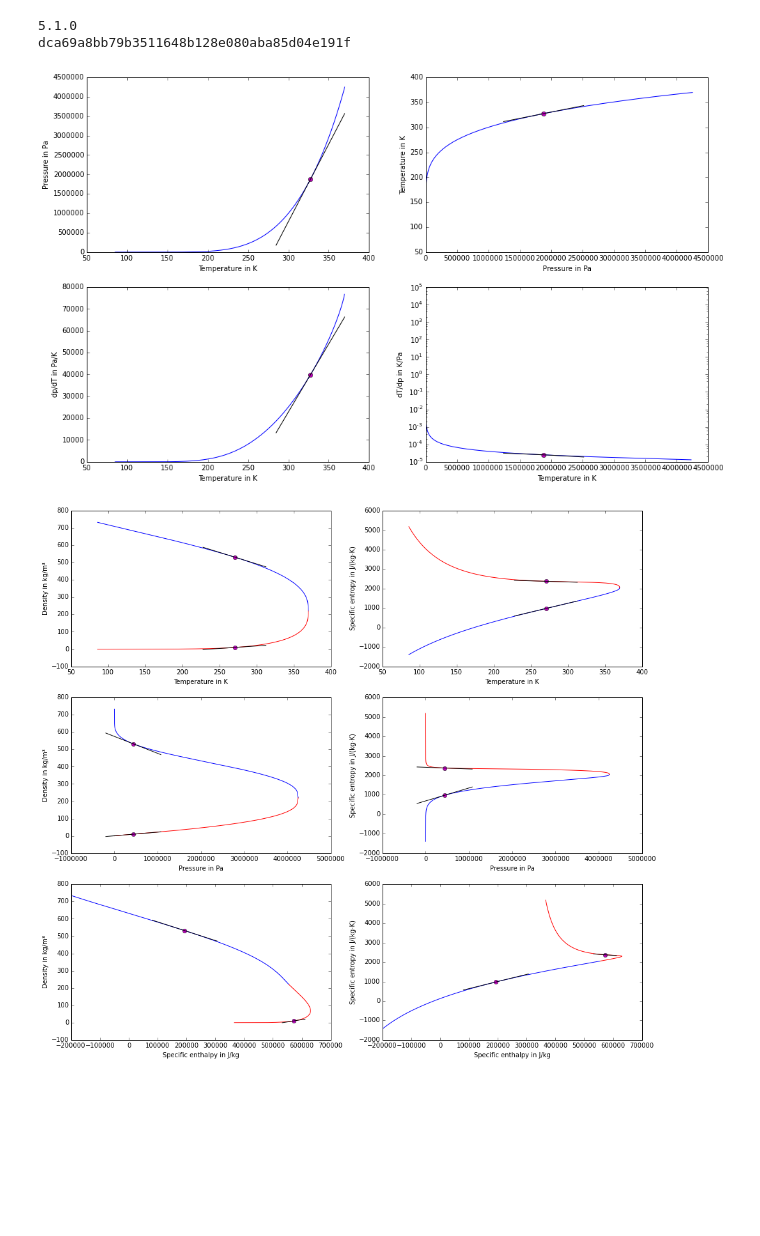
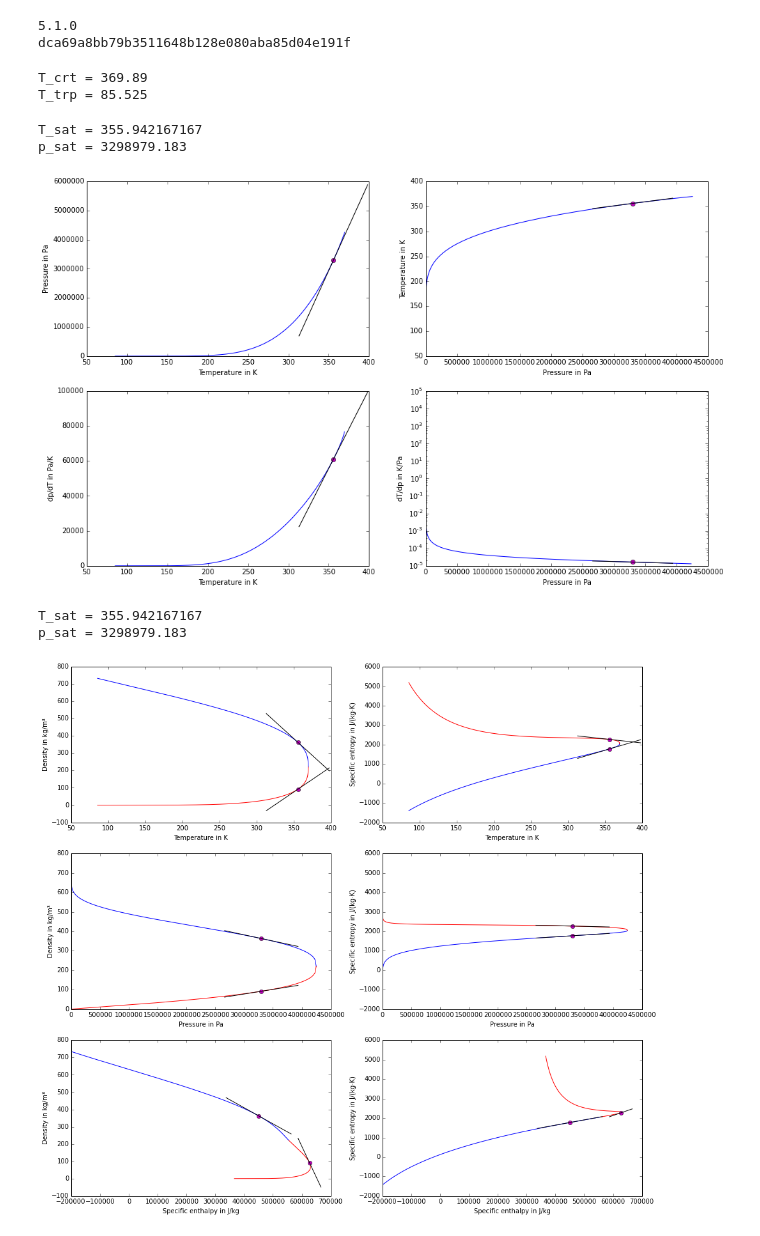
Before and after one commit to CoolProp/CoolProp, a Jupyter notebook: doc/notebooks/Saturation.ipynb, the cells around one changed output. Drawn from its saved outputs; the diff is of its cells as text; code cells hidden in the pictures; blank space fills up the shorter version.

Commit message:
update on saturation derivatives

```diff
--- a/doc/notebooks/Saturation.ipynb
+++ b/doc/notebooks/Saturation.ipynb
@@ -57,6 +57,8 @@ p_trp = PropsSI('PTRIPLE',FluidName)
 d_crt = PropsSI('RHOCRIT',FluidName)
 d_trp_liq = PropsSI('D','T',T_trp,'Q',0,FluidName)
 d_trp_vap  = PropsSI('D','T',T_trp,'Q',1,FluidName)
+print("T_crt = " + str(T_crt))
+print("T_trp = " + str(T_trp))
 
 # Properties at saturation, liq and vap
 T_sat = np.linspace(T_trp, T_crt, num=nPoints)
@@ -74,7 +76,9 @@ u_sat_vap = CP.CoolProp.PropsSI('U','T',T_sat,'Q',1,FluidName)
 
 # Clausius-Clapeyron
 dp_dT_q = (s_sat_vap-s_sat_liq) / (v_sat_vap-v_sat_liq)
-dT_dp_q = 1/dp_dT_q
+dT_dp_q = (v_sat_vap-v_sat_liq) / (s_sat_vap-s_sat_liq) # = 1/dp_dT_q
+dp_dT_qn = numSlopeAr(T_sat,p_sat)
+dT_dp_qn = numSlopeAr(p_sat,T_sat)
 
 # derivs wrt pT, single-phase AT the sat liq line
 dd_dp_Tl = CP.CoolProp.PropsSI('d(Dmass)/d(P)|T','D',d_sat_liq,'T',T_sat,FluidName)
@@ -152,6 +156,8 @@ ds_dh_qv = ds_dT_qv/dh_dT_qv
 # d2p_dT2_q = ((ds_dT_qv-ds_dT_ql)*(v_sat_vap-v_sat_liq) - (s_sat_vap-s_sat_liq)*(dv_dT_qv-dv_dT_ql)) / (v_sat_vap-v_sat_liq)**2
 d2p_dT2_q = (ds_dT_qv-ds_dT_ql)/(v_sat_vap-v_sat_liq) - dp_dT_q*(dv_dT_qv-dv_dT_ql)/(v_sat_vap-v_sat_liq)
 d2T_dp2_q = (dv_dp_qv-dv_dp_ql)/(s_sat_vap-s_sat_liq) - dT_dp_q*(ds_dp_qv-ds_dp_ql)/(s_sat_vap-s_sat_liq)
+d2p_dT2_qn = numSlopeAr(T_sat,dp_dT_q)
+d2T_dp2_qn = numSlopeAr(p_sat,dT_dp_q)
 
 # second derivs
 HEOS = CP.AbstractState("HEOS", FluidName)
@@ -160,6 +166,9 @@ HEOS = CP.AbstractState("HEOS", FluidName)
 d2d_dT2_pl = np.empty(len(T_sat))
 d2d_dp2_Tl = np.empty(len(T_sat))
 d2d_dpTl = np.empty(len(T_sat))
+d2s_dT2_pl = np.empty(len(T_sat))
+d2s_dp2_Tl = np.empty(len(T_sat))
+d2s_dpTl = np.empty(len(T_sat))
 # wrt dT
 d2s_dT2_dl = np.empty(len(T_sat))
 d2s_dd2_Tl = np.empty(len(T_sat))
@@ -169,6 +178,9 @@ d2s_ddTl = np.empty(len(T_sat))
 d2d_dT2_pv = np.empty(len(T_sat))
 d2d_dp2_Tv = np.empty(len(T_sat))
 d2d_dpTv = np.empty(len(T_sat))
+d2s_dT2_pv = np.empty(len(T_sat))
+d2s_dp2_Tv = np.empty(len(T_sat))
+d2s_dpTv = np.empty(len(T_sat))
 # wrt dT
 d2s_dT2_dv = np.empty(len(T_sat))
 d2s_dd2_Tv = np.empty(len(T_sat))
@@ -182,6 +194,9 @@ for idx in range(0,len(T_sat)):
     d2d_dT2_pl[idx] = HEOS.second_partial_deriv(CP.iDmass, CP.iT, CP.iP, CP.iT, CP.iP)
     d2d_dp2_Tl[idx] = HEOS.second_partial_deriv(CP.iDmass, CP.iP, CP.iT, CP.iP, CP.iT)
     d2d_dpTl[idx] = HEOS.second_partial_deriv(CP.iDmass, CP.iP, CP.iT, CP.iT, CP.iP)
+    d2s_dT2_pl[idx] = HEOS.second_partial_deriv(CP.iSmass, CP.iT, CP.iP, CP.iT, CP.iP)
+    d2s_dp2_Tl[idx] = HEOS.second_partial_deriv(CP.iSmass, CP.iP, CP.iT, CP.iP, CP.iT)
+    d2s_dpTl[idx] = HEOS.second_partial_deriv(CP.iSmass, CP.iP, CP.iT, CP.iT, CP.iP)
     # wrt dT
     d2s_dT2_dl[idx] = HEOS.second_partial_deriv(CP.iSmass, CP.iT, CP.iDmass, CP.iT, CP.iDmass)
     d2s_dd2_Tl[idx] = HEOS.second_partial_deriv(CP.iSmass, CP.iDmass, CP.iT, CP.iDmass, CP.iT)
@@ -194,46 +209,65 @@ for idx in range(0,len(T_sat)):
     d2d_dT2_pv[idx] = HEOS.second_partial_deriv(CP.iDmass, CP.iT, CP.iP, CP.iT, CP.iP)
     d2d_dp2_Tv[idx] = HEOS.second_partial_deriv(CP.iDmass, CP.iP, CP.iT, CP.iP, CP.iT)
     d2d_dpTv[idx] = HEOS.second_partial_deriv(CP.iDmass, CP.iP, CP.iT, CP.iT, CP.iP)
+    d2s_dT2_pv[idx] = HEOS.second_partial_deriv(CP.iSmass, CP.iT, CP.iP, CP.iT, CP.iP)
+    d2s_dp2_Tv[idx] = HEOS.second_partial_deriv(CP.iSmass, CP.iP, CP.iT, CP.iP, CP.iT)
+    d2s_dpTv[idx] = HEOS.second_partial_deriv(CP.iSmass, CP.iP, CP.iT, CP.iT, CP.iP)
     # wrt dT
     d2s_dT2_dv[idx] = HEOS.second_partial_deriv(CP.iSmass, CP.iT, CP.iDmass, CP.iT, CP.iDmass)
     d2s_dd2_Tv[idx] = HEOS.second_partial_deriv(CP.iSmass, CP.iDmass, CP.iT, CP.iDmass, CP.iT)
     d2s_ddTv[idx] = HEOS.second_partial_deriv(CP.iSmass, CP.iDmass, CP.iT, CP.iT, CP.iDmass)
+# %% [output]
+T_crt = 369.89
+T_trp = 85.525
 # %%
 # vapor pressure, Clausius-Clapeyron
 
 # pick a point and set figure size
-mySatPoint = int(nPoints-150)
+mySatPoint = int(nPoints-50)
+print("T_sat = " + str(T_sat[mySatPoint]))
+print("p_sat = " + str(p_sat[mySatPoint]))
 plt.figure(figsize=(16,16*2/2/golden))
 
 plt.subplot(2,2,1)
 plt.plot(T_sat, p_sat, color='blue')
+#plt.yscale('log')
 plt.xlabel('Temperature in K')
 plt.ylabel('Pressure in Pa')
 drawTangent(T_sat, p_sat, dp_dT_q, mySatPoint)
+#print(dp_dT_q - dp_dT_qn)
 
 plt.subplot(2,2,2)
 plt.plot(p_sat, T_sat, color='blue')
+#plt.yscale('log')
 plt.xlabel('Pressure in Pa')
 plt.ylabel('Temperature in K')
 drawTangent(p_sat, T_sat, dT_dp_q, mySatPoint)
+#print(dT_dp_q - dT_dp_qn)
 
 plt.subplot(2,2,3)
 plt.plot(T_sat, dp_dT_q, color='blue')
+#plt.yscale('log')
 plt.xlabel('Temperature in K')
 plt.ylabel('dp/dT in Pa/K')
 drawTangent(T_sat, dp_dT_q, d2p_dT2_q, mySatPoint)
+#print(d2p_dT2_q - d2p_dT2_qn)
 
 plt.subplot(2,2,4)
 plt.plot(p_sat, dT_dp_q, color='blue')
 plt.yscale('log')
-plt.xlabel('Temperature in K')
+plt.xlabel('Pressure in Pa')
 plt.ylabel('dT/dp in K/Pa')
 drawTangent(p_sat, dT_dp_q, d2T_dp2_q, mySatPoint)
+#print(d2T_dp2_q - d2T_dp2_qn)
 # %% [output]
+T_sat = 355.942167167
+p_sat = 3298979.183
-[figure, old version]
+[figure, new version]
 # %%
 # Pick a point and set figure size
-mySatPoint = int(nPoints-350)
+mySatPoint = int(nPoints-50)
+print("T_sat = " + str(T_sat[mySatPoint]))
+print("p_sat = " + str(p_sat[mySatPoint]))
 plt.figure(figsize=(16,16*3/2/golden))
 
 # d versus T
@@ -263,15 +297,20 @@ plt.xlabel('Pressure in Pa')
 plt.ylabel('Density in kg/m³')
 drawTangent(p_sat, d_sat_liq, dd_dp_ql, mySatPoint)
 drawTangent(p_sat, d_sat_vap, dd_dp_qv, mySatPoint)
+#print(dd_dp_ql - numSlopeAr(p_sat, d_sat_liq))
+#print(dd_dp_qv - numSlopeAr(p_sat, d_sat_vap))
 
 # s versus p
 plt.subplot(3,2,4)
 plt.plot(p_sat, s_sat_liq, color='blue')
 plt.plot(p_sat, s_sat_vap, color='red')
+#plt.yscale('log')
 plt.xlabel('Pressure in Pa')
 plt.ylabel('Specific entropy in J/(kg·K)')
 drawTangent(p_sat, s_sat_liq, ds_dp_ql, mySatPoint)
 drawTangent(p_sat, s_sat_vap, ds_dp_qv, mySatPoint)
+#print(ds_dp_ql - numSlopeAr(p_sat, s_sat_liq))
+#print(ds_dp_qv - numSlopeAr(p_sat, s_sat_vap))
 
 # d versus h
 plt.subplot(3,2,5)
@@ -291,4 +330,6 @@ plt.ylabel('Specific entropy in J/(kg·K)')
 drawTangent(h_sat_liq, s_sat_liq, ds_dh_ql, mySatPoint)
 drawTangent(h_sat_vap, s_sat_vap, ds_dh_qv, mySatPoint)
 # %% [output]
+T_sat = 355.942167167
+p_sat = 3298979.183
-[figure, old version]
+[figure, new version]
```
Also changed, not shown: parts of 2 cells of this notebook.
